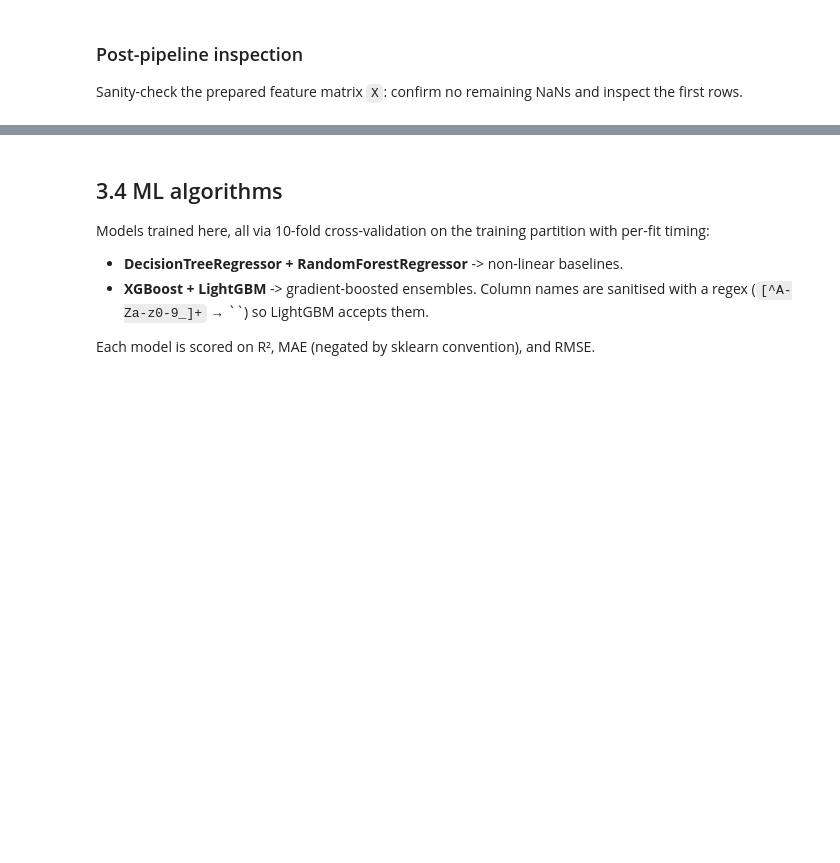
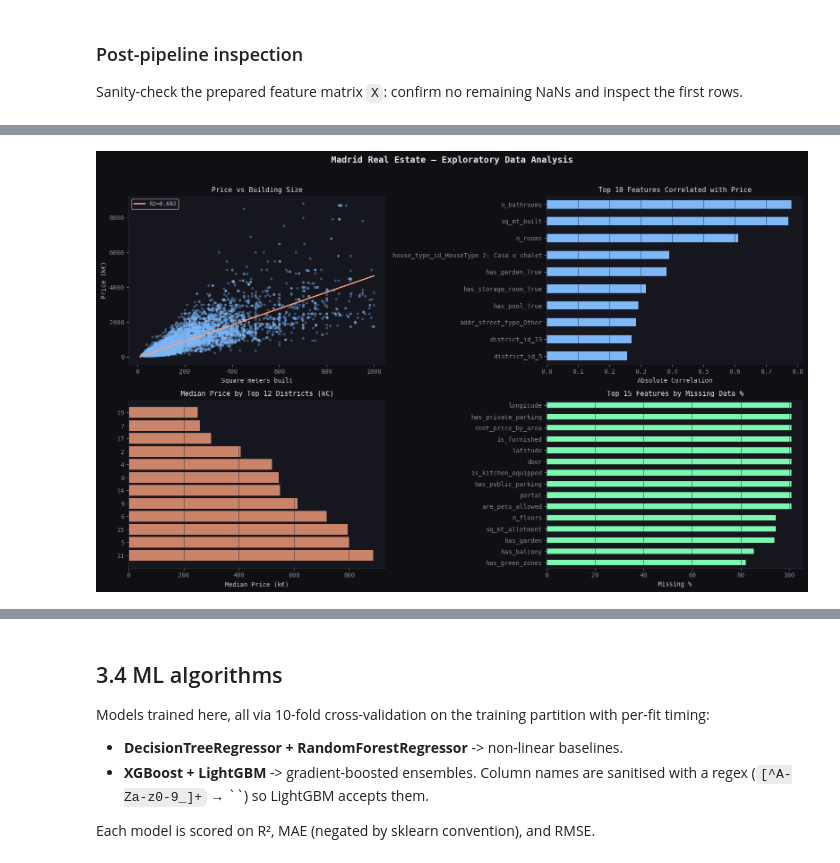
Before and after one commit to julianl11/data_science, a Jupyter notebook: exploring_2_ivan_changes.ipynb, the cells around one changed output, grey strips where cells are left out. Drawn from its saved outputs; the diff is of its cells as text; code cells hidden in the pictures; blank space fills up the shorter version.

```diff
--- a/exploring_2_ivan_changes.ipynb
+++ b/exploring_2_ivan_changes.ipynb
@@ -1278,0 +801,89 @@ plot_correlation_heatmap(X, y)
+# %%
+fig, axes = plt.subplots(2, 2, figsize=(16, 10), facecolor="#0f0f14")
+fig.suptitle("Madrid Real Estate — Exploratory Data Analysis",
+             fontsize=14, fontweight="bold", color="#e8e8f0")
+
+ax = axes[0, 0]
+ax.set_facecolor("#16161e")
+
+if 'sq_mt_built' in X_train.columns:
+    sq_mt = X_train['sq_mt_built']
+    prices = np.expm1(y_train)
+
+
+    ax.scatter(sq_mt, prices / 1e3, s=10, alpha=0.3, color="#7eb8f7",
+               rasterized=True)
+
+    from scipy.stats import linregress
+    valid_mask = ~(sq_mt.isna() | np.isnan(prices))
+    slope, intercept, r_value, _, _ = linregress(sq_mt[valid_mask],
+                                                   prices[valid_mask] / 1e3)
+    x_line = np.array([sq_mt.min(), sq_mt.max()])
+    y_line = slope * x_line + intercept
+    ax.plot(x_line, y_line, color="#f7a07e", lw=2,
+            label=f"R2={r_value**2:.3f}")
+
+    ax.set_title("Price vs Building Size", fontsize=11, color="#e8e8f0")
+    ax.set_xlabel("Square meters built")
+    ax.set_ylabel("Price (k€)")
+    ax.legend(fontsize=9)
+    ax.grid(True, color="#1e1e2a", alpha=0.3)
+else:
+    ax.text(0.5, 0.5, "sq_mt_built not found", ha='center', va='center',
+            color="#888899")
+
+# ── Plot 2: Top features correlation ──────────────────────────────────────────
+ax = axes[0, 1]
+ax.set_facecolor("#16161e")
+num_cols = X_train.select_dtypes('number').columns
+corr_with_price = pd.Series(
+    [X_train[col].corr(y_train) for col in num_cols],
+    index=num_cols
+).abs().sort_values(ascending=True).tail(10)
+corr_with_price.plot(kind='barh', ax=ax, color="#7eb8f7", edgecolor="none")
+ax.set_title("Top 10 Features Correlated with Price", fontsize=11, color="#e8e8f0")
+ax.set_xlabel("Absolute Correlation")
+ax.grid(True, axis="x", color="#1e1e2a")
+
+# ── Plot 3: Price by district (top 12) ──────────────────────────────────────
+ax = axes[1, 0]
+ax.set_facecolor("#16161e")
+district_col = [c for c in X_train.columns if 'district' in c.lower()]
+if district_col:
+    # Find district columns and reconstruct district from OHE
+    district_prices = []
+    for col in sorted(district_col):
+        district_name = col.replace('district_id_', '')
+        mask = X_train[col] == 1
+        if mask.sum() > 10:  # only if enough samples
+            prices = np.expm1(y_train[mask])
+            district_prices.append((district_name, prices.median(), prices.count()))
+
+    district_prices.sort(key=lambda x: x[1], reverse=True)
+    top_districts = district_prices[:12]
+
+    names = [d[0] for d in top_districts]
+    medians = [d[1] / 1e3 for d in top_districts]
+
+    ax.barh(names, medians, color="#f7a07e", edgecolor="none", alpha=0.8)
+    ax.set_title("Median Price by Top 12 Districts (k€)", fontsize=11, color="#e8e8f0")
+    ax.set_xlabel("Median Price (k€)"); ax.grid(True, axis="x")
+else:
+    ax.text(0.5, 0.5, "No district data", ha='center', va='center', color="#888899")
+
+# ── Plot 4: Feature missingness ─────────────────────────────────────────────
+ax = axes[1, 1]
+ax.set_facecolor("#16161e")
+missing_pct = (df_train.isna().sum() / len(X_train) * 100).sort_values(ascending=True).tail(15)
+missing_pct.plot(kind='barh', ax=ax, color="#7ef7b0", edgecolor="none")
+ax.set_title("Top 15 Features by Missing Data %", fontsize=11, color="#e8e8f0")
+ax.set_xlabel("Missing %"); ax.grid(True, axis="x")
+
+plt.tight_layout(rect=[0, 0, 1, 0.96])
+plt.savefig("eda_four_plots.png", dpi=150, bbox_inches="tight",
+            facecolor="#0f0f14")
+plt.show()
+
+print("Saved → eda_four_plots.png")
+# %% [output]
+[figure, added]
```
Also changed, not shown: parts of 72 cells of this notebook.
